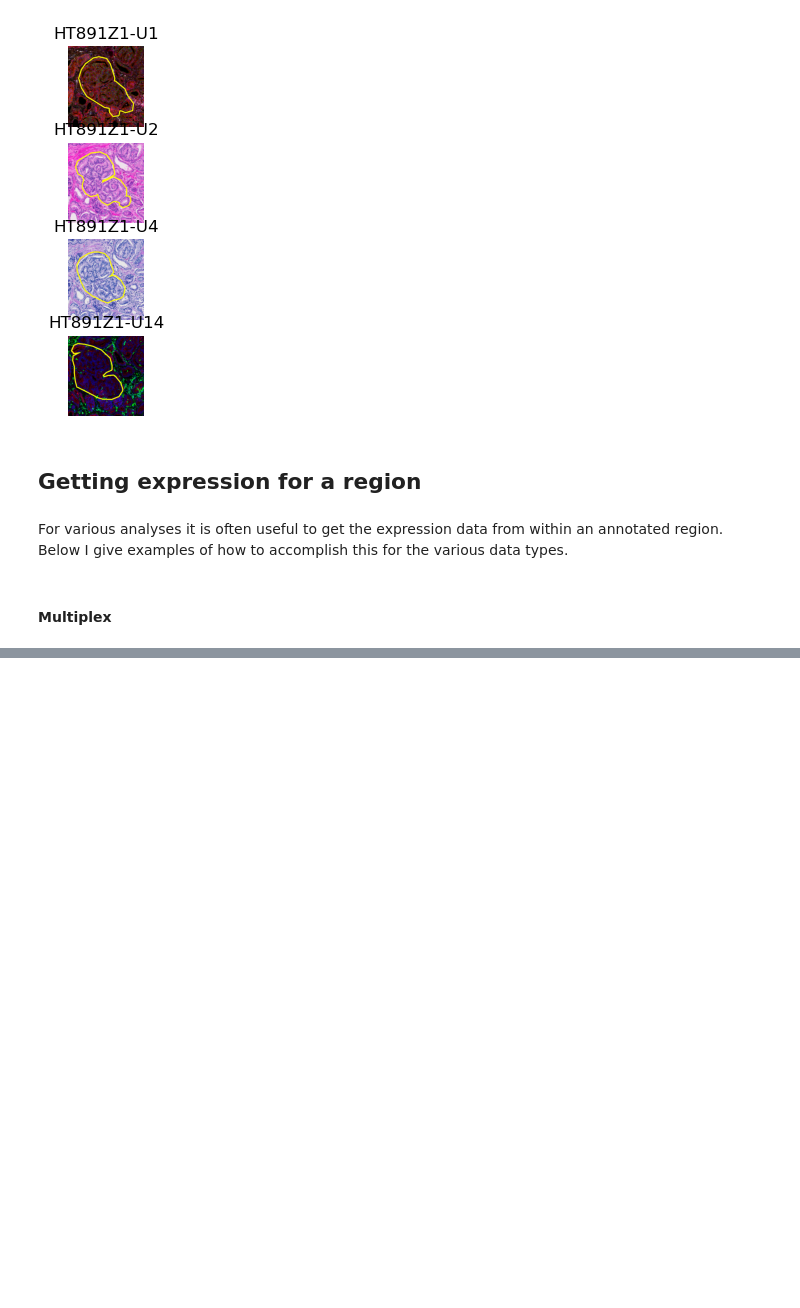
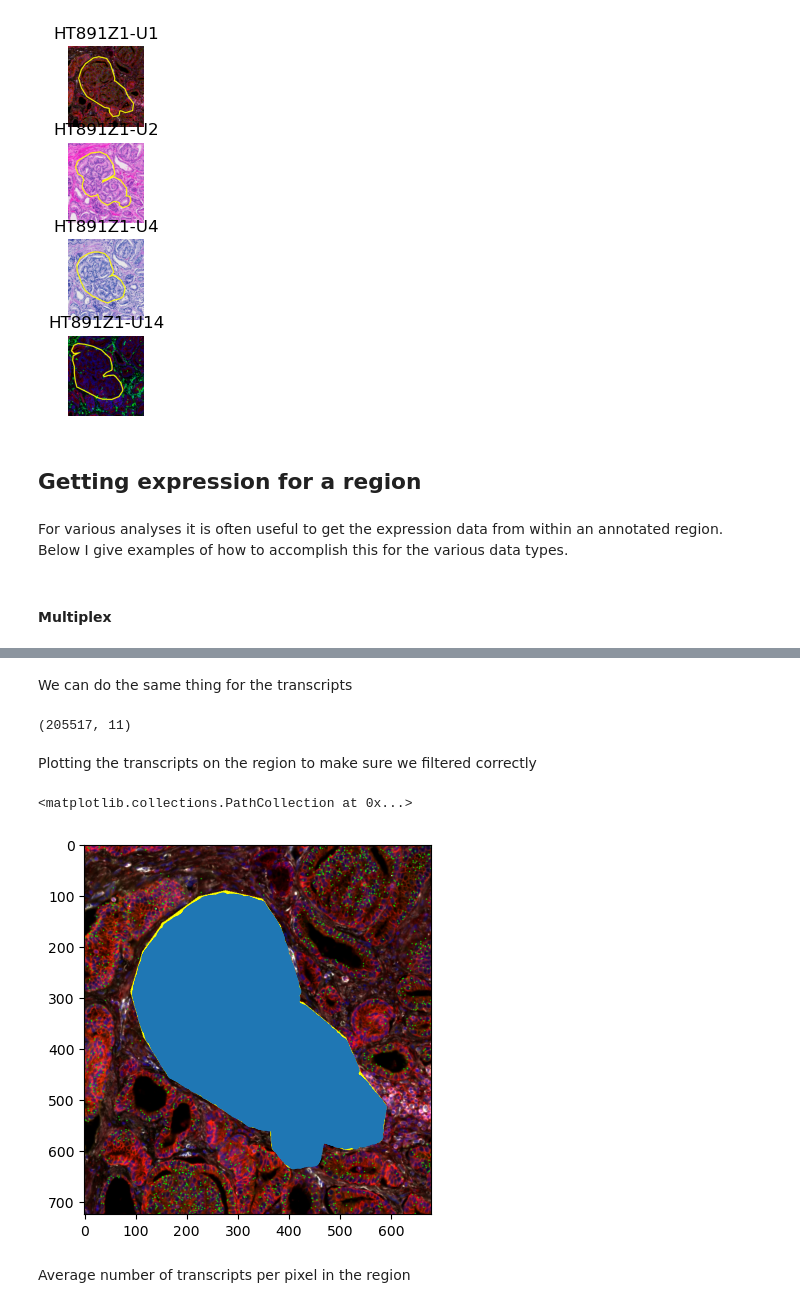
Before and after one commit to ding-lab/ding-lab-spatial, a Jupyter notebook: 3d_analysis/3D_path_annotation.ipynb, the cells around one changed output, grey strips where cells are left out. Saved outputs shown, nothing was run; the diff lists cells and outputs as text; code cells hidden in the pictures; blank space fills up the shorter version.

```diff
--- a/3d_analysis/3D_path_annotation.ipynb
+++ b/3d_analysis/3D_path_annotation.ipynb
@@ -579,0 +826,38 @@ For various analyses it is often useful to get the expression data from within a
+# %% [markdown]
+We can do the same thing for the transcripts
+# %%
+# grab x and y corrdinates, we also need to downsample to regions resolution
+coords = (transcripts[['x_location', 'y_location']].values / down).astype(int)
+xs, ys = coords[:, 0], coords[:, 1]
+
+# filter the transcripts for only those inside the region
+transcript_mask = mask[ys, xs]
+filtered = transcripts[transcript_mask]
+filtered.shape
+# %% [output]
+(205517, 11)
+# %% [markdown]
+Plotting the transcripts on the region to make sure we filtered correctly
+# %%
+fig, ax = plt.subplots()
+
+rgb = stacked_rgbs[0].copy()
+
+rgb = rgb[r1:r2, c1:c2]
+m = mask[r1:r2, c1:c2]
+
+rgb = add_ring_to_rgb(rgb, m)
+
+ax.imshow(rgb)
+
+plot_coords = filtered[['x_location', 'y_location']].values / down
+plot_xs, plot_ys = plot_coords[:, 0], plot_coords[:, 1]
+plot_xs -= c1
+plot_ys -= r1
+
+ax.scatter(plot_xs, plot_ys)
+# %% [output]
+<matplotlib.collections.PathCollection at 0x...>
+[figure, added]
+# %% [markdown]
+Average number of transcripts per pixel in the region
```
Also changed, not shown: parts of 38 cells of this notebook.
